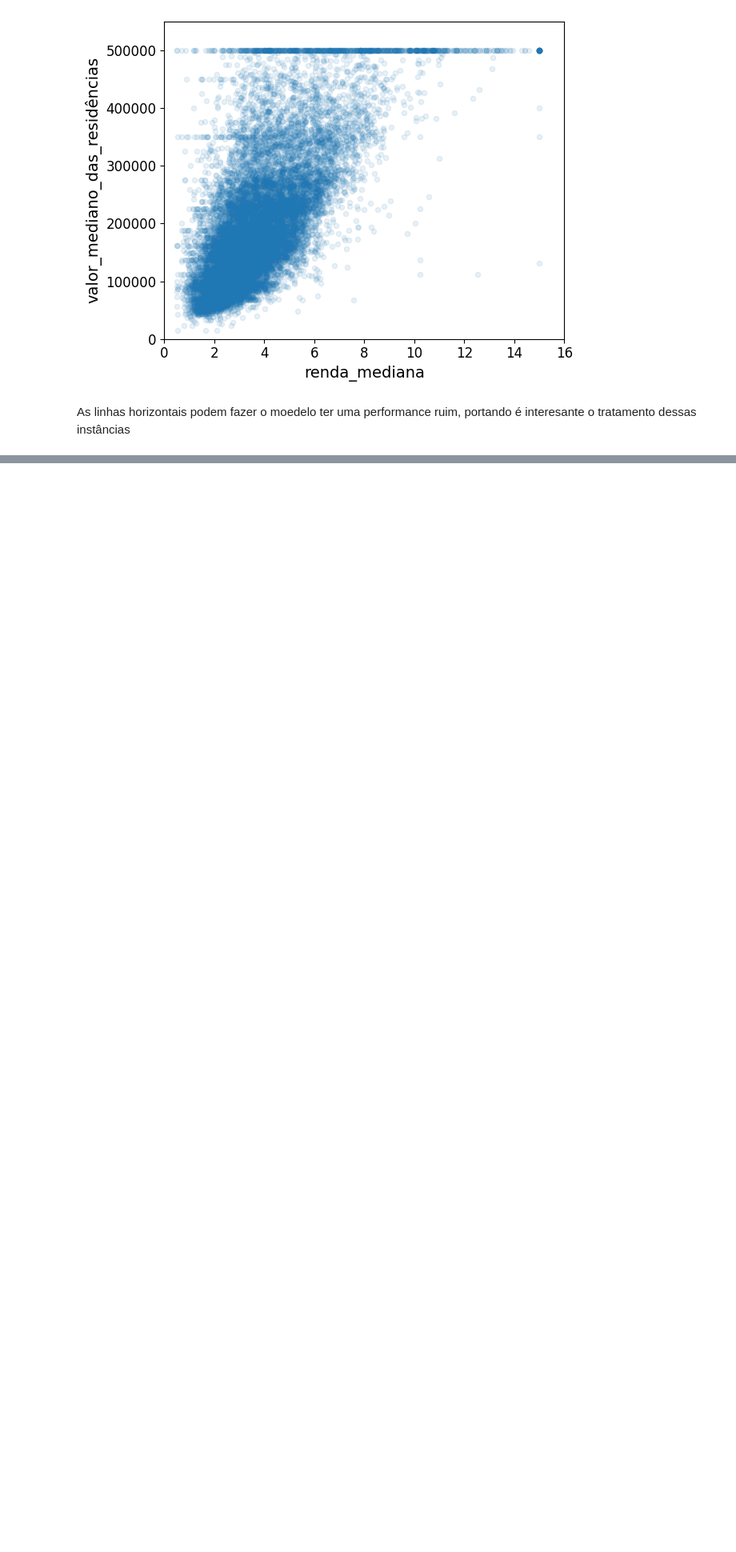
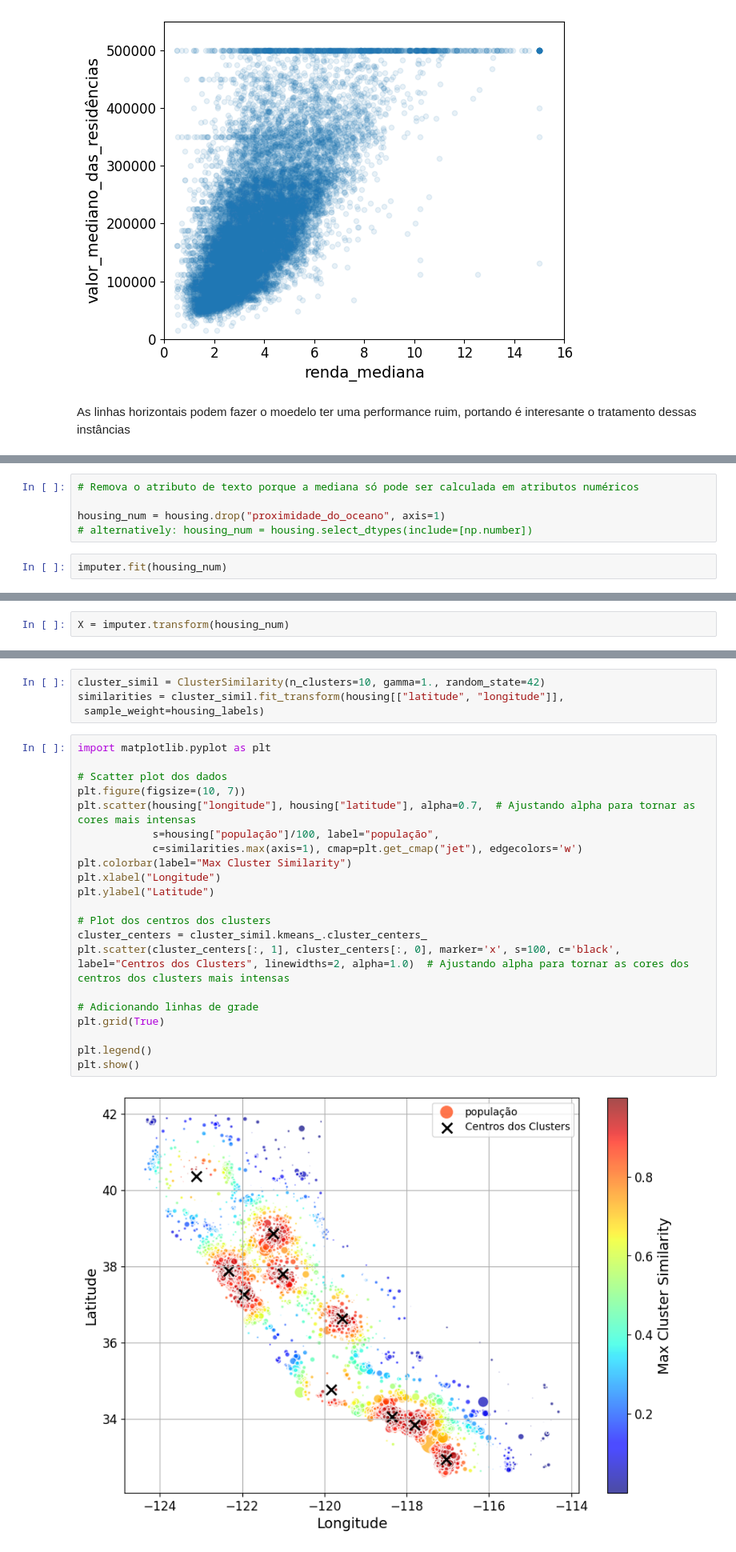
Before and after one commit to noskcaj2001/Imoveis, a Jupyter notebook: imoboliario_california.ipynb, the cells around one changed output, grey strips where cells are left out. Shown at 80% size. Cells and saved outputs as stored; diff of their text form; blank space fills up the shorter version.

```diff
--- a/imoboliario_california.ipynb
+++ b/imoboliario_california.ipynb
@@ -457,0 +629,7 @@ As linhas horizontais podem fazer o moedelo ter uma performance ruim, portando
+# %%
+# Remova o atributo de texto porque a mediana só pode ser calculada em atributos numéricos
+
+housing_num = housing.drop("proximidade_do_oceano", axis=1)
+# alternatively: housing_num = housing.select_dtypes(include=[np.number])
+# %%
+imputer.fit(housing_num)
@@ -457,0 +654,2 @@ As linhas horizontais podem fazer o moedelo ter uma performance ruim, portando
+# %%
+X = imputer.transform(housing_num)
@@ -457,0 +864,27 @@ As linhas horizontais podem fazer o moedelo ter uma performance ruim, portando
+# %%
+cluster_simil = ClusterSimilarity(n_clusters=10, gamma=1., random_state=42)
+similarities = cluster_simil.fit_transform(housing[["latitude", "longitude"]],
+ sample_weight=housing_labels)
+# %%
+import matplotlib.pyplot as plt
+
+# Scatter plot dos dados
+plt.figure(figsize=(10, 7))
+plt.scatter(housing["longitude"], housing["latitude"], alpha=0.7,  # Ajustando alpha para tornar as cores mais intensas
+            s=housing["população"]/100, label="população",
+            c=similarities.max(axis=1), cmap=plt.get_cmap("jet"), edgecolors='w')
+plt.colorbar(label="Max Cluster Similarity")
+plt.xlabel("Longitude")
+plt.ylabel("Latitude")
+
+# Plot dos centros dos clusters
+cluster_centers = cluster_simil.kmeans_.cluster_centers_
+plt.scatter(cluster_centers[:, 1], cluster_centers[:, 0], marker='x', s=100, c='black', label="Centros dos Clusters", linewidths=2, alpha=1.0)  # Ajustando alpha para tornar as cores dos centros dos clusters mais intensas
+
+# Adicionando linhas de grade
+plt.grid(True)
+
+plt.legend()
+plt.show()
+# %% [output]
+[figure, added]
```
Also changed, not shown: parts of 138 cells of this notebook.
